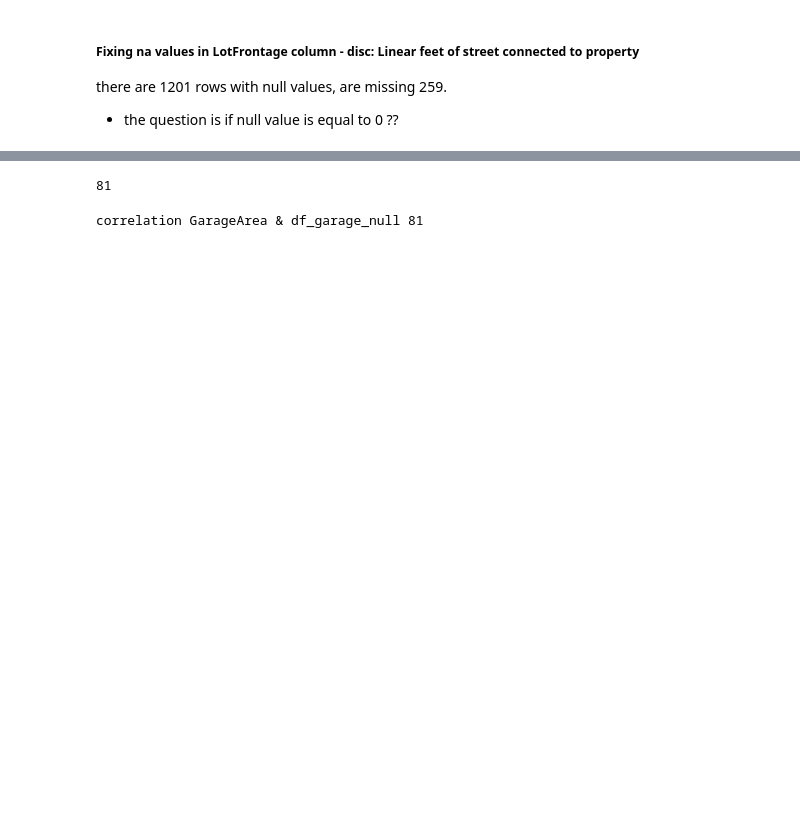
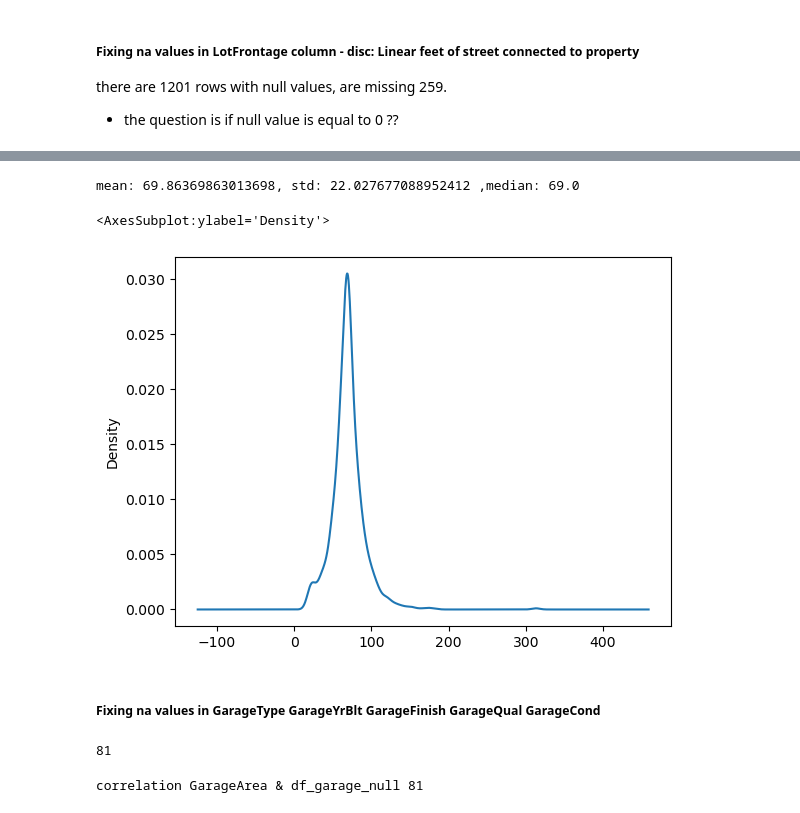
Before and after one commit to DorGetter/kaggle_competition_house_pricing, a Jupyter notebook: eda.ipynb, the cells around one changed output, grey strips where cells are left out. Cells and saved outputs as stored; diff of their text form; code cells hidden in the pictures; blank space fills up the shorter version.

Commit message:
Update eda.ipynb
Handel NaNs values

```diff
--- a/eda.ipynb
+++ b/eda.ipynb
@@ -178,3 +180,16 @@ data[data['LotFrontage'].isna()]
+# %%
+data['LotFrontage'].fillna(median, inplace=True)
+mean = data['LotFrontage'].mean()
+std = data['LotFrontage'].std()
+median = data['LotFrontage'].median()
+print(f"mean: {mean}, std: {std} ,median: {median}")
+data['LotFrontage'].plot.kde()
+# %% [output]
+mean: 69.86369863013698, std: 22.027677088952412 ,median: 69.0
+<AxesSubplot:ylabel='Density'>
+[figure, added]
+# %% [markdown]
+##### Fixing na values in GarageType GarageYrBlt GarageFinish GarageQual GarageCond
 # %%
 len(data.index[data['GarageType'].isna()   &
                data['GarageYrBlt'].isna()  &
```
Also changed, not shown: parts of 32 cells of this notebook.
